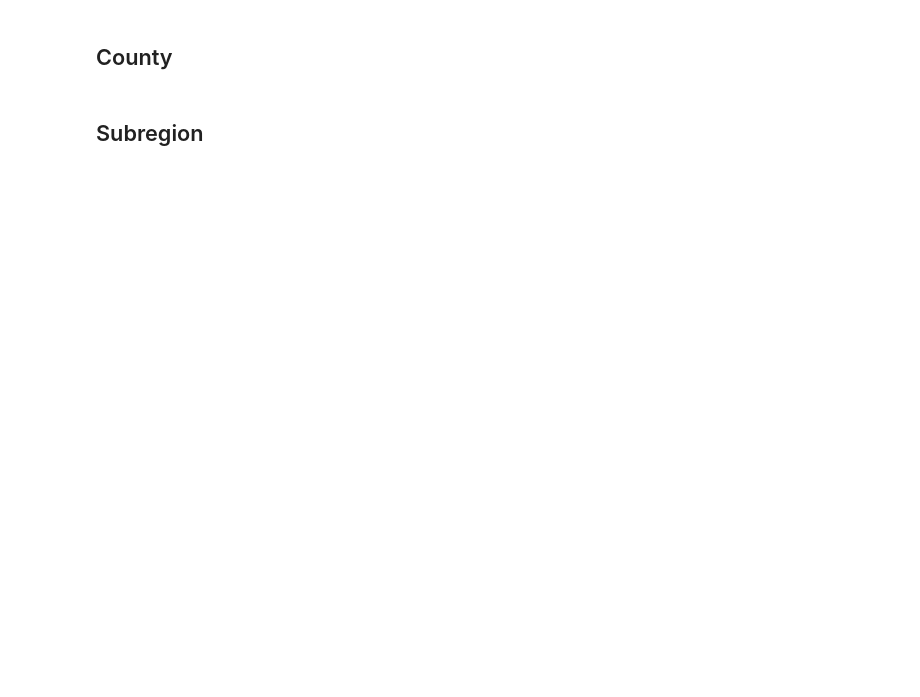
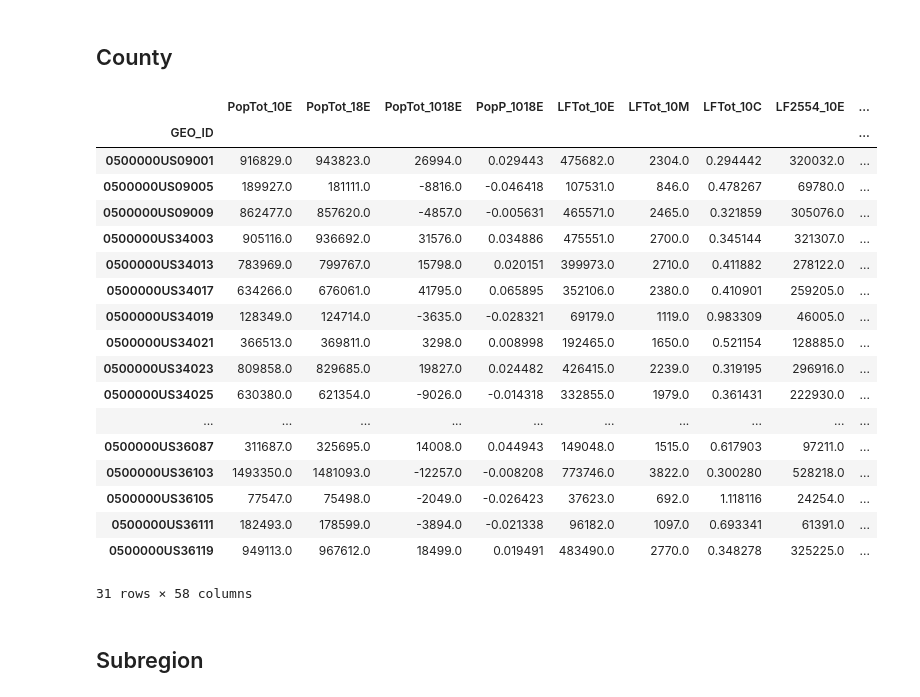
Before and after one commit to daragoldberg/metroexplorer, a Jupyter notebook: notebooks/County+_Census_PEP-ACS.ipynb, the cells around one changed output. Cells and saved outputs as stored; diff of their text form; code cells hidden in the pictures; blank space fills up the shorter version.

Commit message:
Census data

```diff
--- a/notebooks/County+_Census_PEP-ACS.ipynb
+++ b/notebooks/County+_Census_PEP-ACS.ipynb
@@ -29,7 +28,7 @@ year0 = '2010'
 # %%
 def get_pep(year1,year0):
     cols = f'GEO_ID,DATE_CODE,POP'
-    url = f'https://api.census.gov/data/{year1}/pep/population?get={cols}&for=county:*&in=state:*&key={myCenAPI}'
+    url = f'https://api.census.gov/data/{year1}/pep/population?get={cols}&for=county:*&in=state:*&key={Cen_API}'
     resp = requests.request('GET', url).content
     df = pd.DataFrame(json.loads(resp)[1:])
     df.columns = json.loads(resp)[0]
@@ -49,12 +48,12 @@ def get_pep(year1,year0):
 def get_acs(year,acs_source,**cols):
     for x in cols:
         if x == 'b':
-            url_b = f"https://api.census.gov/data/{year}/acs/{acs_source}?get={cols['b']}&for=county:*&in=state:*&key={myCenAPI}"
+            url_b = f"https://api.census.gov/data/{year}/acs/{acs_source}?get={cols['b']}&for=county:*&in=state:*&key={Cen_API}"
             resp_b = requests.request('GET', url_b).content
             df_b = pd.DataFrame(json.loads(resp_b)[1:])
             df_b.columns = json.loads(resp_b)[0]
         elif x == 'd':
-            url_d = f"https://api.census.gov/data/{year}/acs/{acs_source}/profile?get={cols['d']}&for=county:*&in=state:*&key={myCenAPI}"
+            url_d = f"https://api.census.gov/data/{year}/acs/{acs_source}/profile?get={cols['d']}&for=county:*&in=state:*&key={Cen_API}"
             resp_d = requests.request('GET', url_d).content
             df_d = pd.DataFrame(json.loads(resp_d)[1:])
             df_d.columns = json.loads(resp_d)[0]
@@ -281,13 +379,13 @@ geo_xwalk['stco'] = geo_xwalk['stco'].apply(lambda x: '{0:0>5}'.format(x))
 ## County
 # %%
 #Merge xwalk file to reduce to region counties only & drop unneeded identifiers
-region_county_1 = geo_xwalk.merge(coY0Y1,on='stco').drop(columns=['st','co','stco_int','reg','subreg','stco_lbl','co_lbl'])
+co_cen = geo_xwalk.merge(coY0Y1,on='stco').drop(columns=['st','co','stco_int','reg','subreg','stco_lbl','co_lbl'])
 # %%
 #calculate population density
 # %%
 #Cleanup for MetroExplorer
-region_county_1 = region_county_1.drop(columns=['stco']).replace(np.nan,0)
-region_county_1.set_index('GEO_ID',inplace=True)
+co_cen = co_cen.drop(columns=['stco']).replace(np.nan,0)
+co_cen.set_index('GEO_ID',inplace=True)
 # %%
-for column_name in region_county_1.columns:
-    region_county_1.rename(columns={column_name:column_name.replace('Y0',year0[2:]).replace('Y1',year1[2:])},inplace=True)
+for column_name in co_cen.columns:
+    co_cen.rename(columns={column_name:column_name.replace('Y0',year0[2:]).replace('Y1',year1[2:])},inplace=True)
@@ -297,0 +392,22 @@ region_county_1.columns
+# %%
+co_cen
+# %% [output]
+|  | PopTot_10E | PopTot_18E | PopTot_1018E | PopP_1018E | LFTot_10E | LFTot_10M | LFTot_10C | LF2554_10E | ... |
+| GEO_ID |  |  |  |  |  |  |  |  | ... |
+| 0500000US09001 | 916829.0 | 943823.0 | 26994.0 | 0.029443 | 475682.0 | 2304.0 | 0.294442 | 320032.0 | ... |
+| 0500000US09005 | 189927.0 | 181111.0 | -8816.0 | -0.046418 | 107531.0 | 846.0 | 0.478267 | 69780.0 | ... |
+| 0500000US09009 | 862477.0 | 857620.0 | -4857.0 | -0.005631 | 465571.0 | 2465.0 | 0.321859 | 305076.0 | ... |
+| 0500000US34003 | 905116.0 | 936692.0 | 31576.0 | 0.034886 | 475551.0 | 2700.0 | 0.345144 | 321307.0 | ... |
+| 0500000US34013 | 783969.0 | 799767.0 | 15798.0 | 0.020151 | 399973.0 | 2710.0 | 0.411882 | 278122.0 | ... |
+| 0500000US34017 | 634266.0 | 676061.0 | 41795.0 | 0.065895 | 352106.0 | 2380.0 | 0.410901 | 259205.0 | ... |
+| 0500000US34019 | 128349.0 | 124714.0 | -3635.0 | -0.028321 | 69179.0 | 1119.0 | 0.983309 | 46005.0 | ... |
+| 0500000US34021 | 366513.0 | 369811.0 | 3298.0 | 0.008998 | 192465.0 | 1650.0 | 0.521154 | 128885.0 | ... |
+| 0500000US34023 | 809858.0 | 829685.0 | 19827.0 | 0.024482 | 426415.0 | 2239.0 | 0.319195 | 296916.0 | ... |
+| 0500000US34025 | 630380.0 | 621354.0 | -9026.0 | -0.014318 | 332855.0 | 1979.0 | 0.361431 | 222930.0 | ... |
+| ... | ... | ... | ... | ... | ... | ... | ... | ... | ... |
+| 0500000US36087 | 311687.0 | 325695.0 | 14008.0 | 0.044943 | 149048.0 | 1515.0 | 0.617903 | 97211.0 | ... |
+| 0500000US36103 | 1493350.0 | 1481093.0 | -12257.0 | -0.008208 | 773746.0 | 3822.0 | 0.300280 | 528218.0 | ... |
+| 0500000US36105 | 77547.0 | 75498.0 | -2049.0 | -0.026423 | 37623.0 | 692.0 | 1.118116 | 24254.0 | ... |
+| 0500000US36111 | 182493.0 | 178599.0 | -3894.0 | -0.021338 | 96182.0 | 1097.0 | 0.693341 | 61391.0 | ... |
+| 0500000US36119 | 949113.0 | 967612.0 | 18499.0 | 0.019491 | 483490.0 | 2770.0 | 0.348278 | 325225.0 | ... |
+31 rows × 58 columns
```
Also changed, not shown: parts of 33 cells of this notebook, 6 other files.
